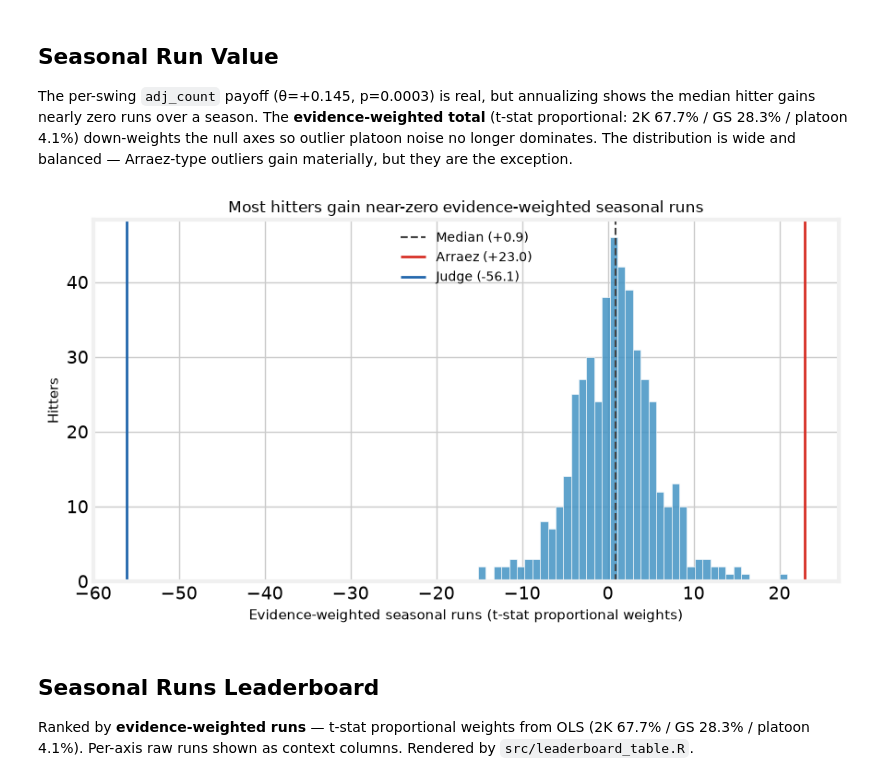
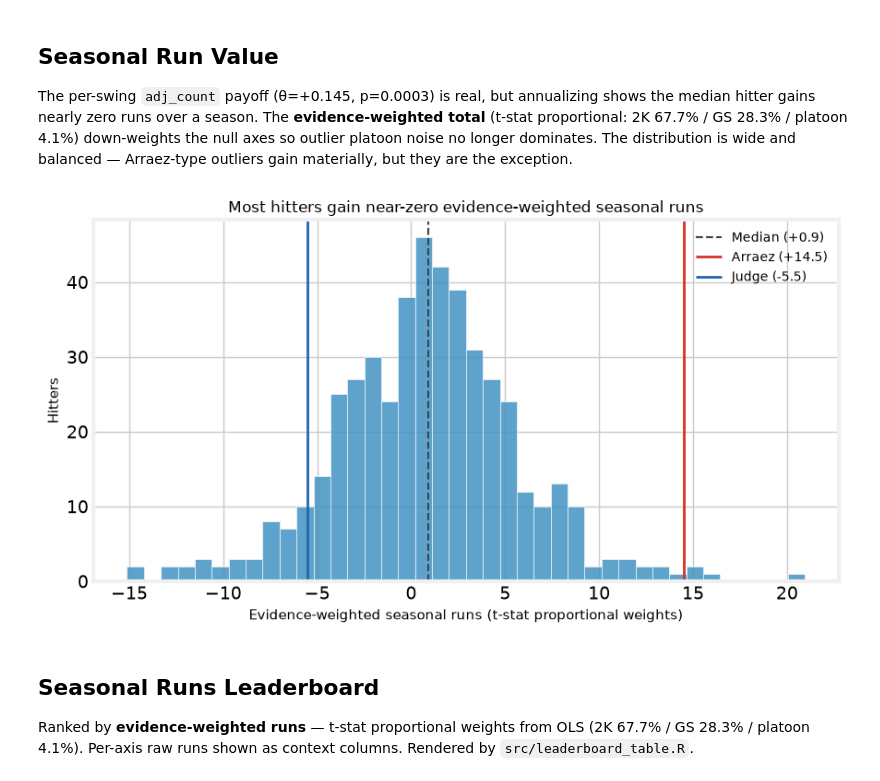
Before and after one commit to theoauyeung/swing_repetoire, a Jupyter notebook: src/optimal_adj_policy.ipynb, the cells around one changed output. Cells and saved outputs as stored; diff of their text form; code cells hidden in the pictures.

```diff
--- a/src/optimal_adj_policy.ipynb
+++ b/src/optimal_adj_policy.ipynb
@@ -54,25 +54,25 @@ The per-swing `adj_count` payoff (θ=+0.145, p=0.0003) is real, but annualizing
 # %%
 judge  = df[df['label'] == 'Aaron Judge'].iloc[0]
 arraez = df[df['label'] == 'Luis Arraez'].iloc[0]
 med    = df['season_runs_weighted'].median()
 
 with plt.style.context(FT):
     fig, ax = plt.subplots(figsize=(9, 5))
     ax.hist(df['season_runs_weighted'], bins=40, color='#4393c3', edgecolor='white', alpha=0.85)
     ax.axvline(med,                   color='#444', lw=1.5, ls='--', label=f'Median ({med:+.1f})')
-    ax.axvline(arraez['season_runs_total'], color='#d73027', lw=2,
-               label=f"Arraez ({arraez['season_runs_total']:+.1f})")
-    ax.axvline(judge['season_runs_total'],  color='#2166ac', lw=2,
-               label=f"Judge ({judge['season_runs_total']:+.1f})")
+    ax.axvline(arraez['season_runs_weighted'], color='#d73027', lw=2,
+               label=f"Arraez ({arraez['season_runs_weighted']:+.1f})")
+    ax.axvline(judge['season_runs_weighted'],  color='#2166ac', lw=2,
+               label=f"Judge ({judge['season_runs_weighted']:+.1f})")
     ax.set_xlabel('Evidence-weighted seasonal runs (t-stat proportional weights)', fontsize=11)
     ax.set_ylabel('Hitters', fontsize=11)
     ax.set_title('Most hitters gain near-zero evidence-weighted seasonal runs', fontsize=12)
     ax.legend(frameon=False, fontsize=10)
     fig.tight_layout()
     fig.savefig(plot_path('adj_policy_season_dist.png'), dpi=130)
     plt.show()
 # %% [output]
-[figure, old version]
+[figure, new version]
 # %% [markdown]
 ## Seasonal Runs Leaderboard
 
```
Also changed, not shown: parts of 1 cell of this notebook, 1 other file.
